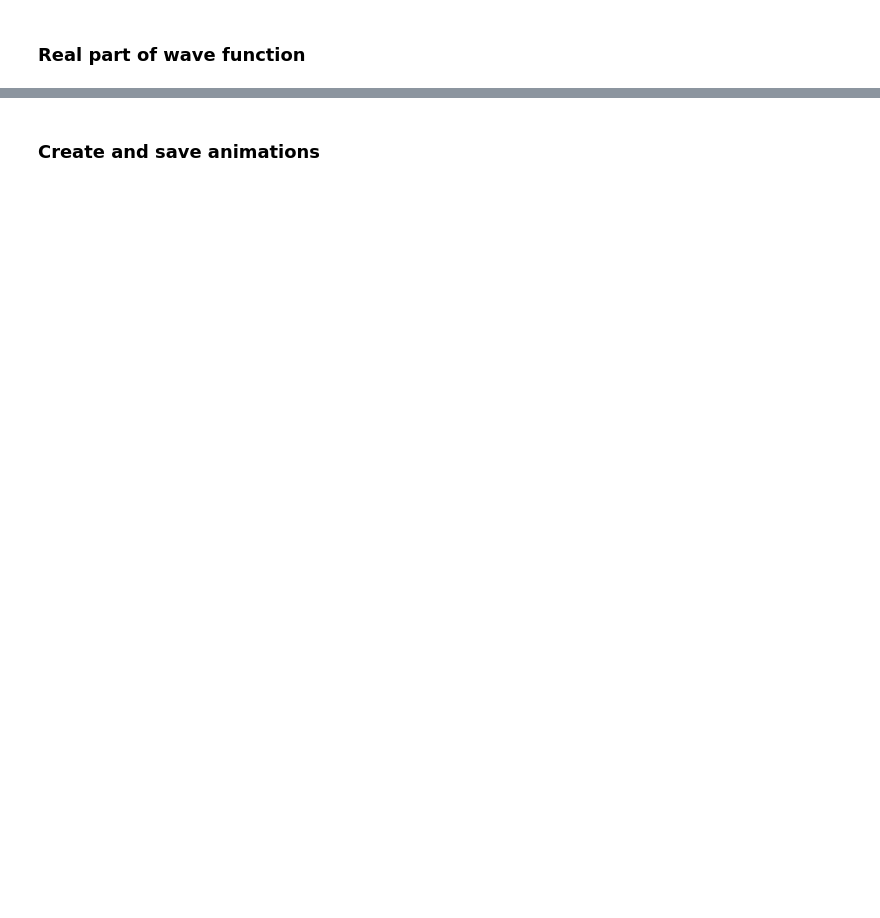
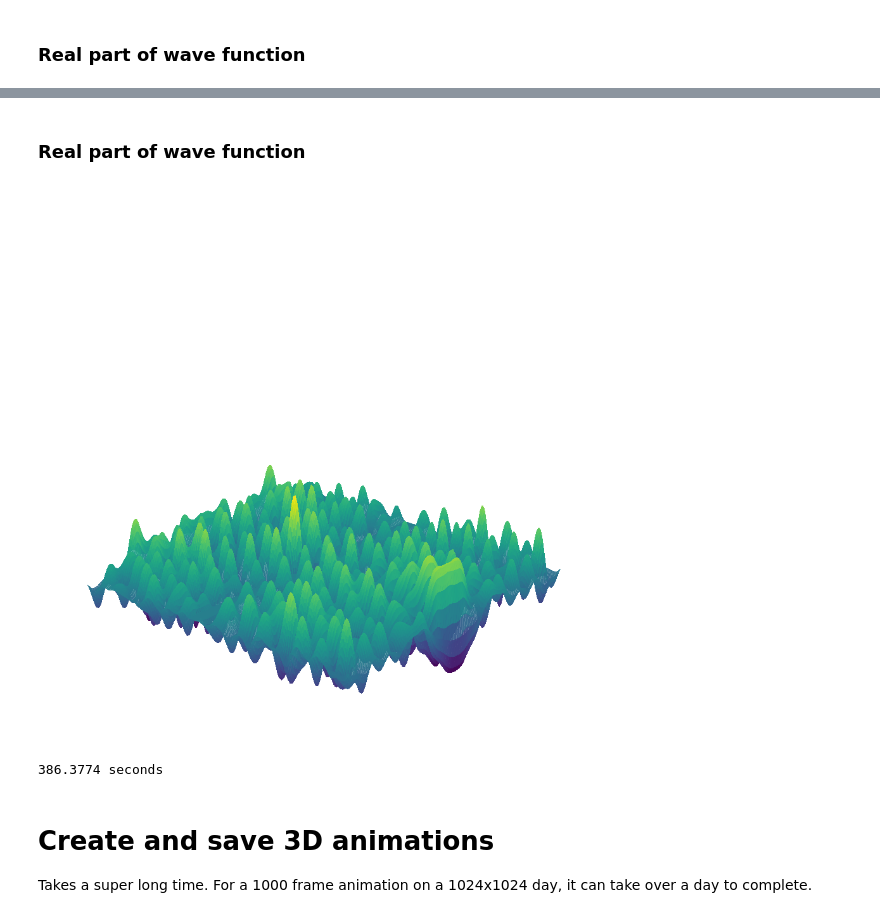
Before and after one commit to camlaedtke/Physics-Simulations, a Jupyter notebook: Schrodinger 2D.ipynb, the cells around one changed output, grey strips where cells are left out. Saved outputs shown, nothing was run; the diff lists cells and outputs as text; code cells hidden in the pictures; blank space fills up the shorter version.

```diff
--- a/Schrodinger 2D.ipynb
+++ b/Schrodinger 2D.ipynb
@@ -490,33 +501,40 @@ print("\n{:.4f} seconds".format(end-start))
-# %% [markdown]
-### Create and save animations
+# %% [markdown]
+### Real part of wave function
 # %%
 %matplotlib inline
 
 cmap = plt.cm.viridis
 psi = 30
 
 start = time()
 for i in range(N_iter):
-    if (i%10 == 0):
+    if (i%10 == 0): # Only plot every few iterations
         i_start = time()
         psi = psi = psi + 1
         fig = plt.figure(figsize=(16,16))
         ax = fig.add_subplot(111, projection='3d')
-        ax.plot_surface(X, Y, ΨR_arr[i,:,:], cmap=cmap, alpha=0.8, rstride=1, cstride=1)
-        ax.view_init(20,psi )
-        ax.set_zlim([-0.4,1.2])
+        ax.plot_surface(X, Y, ΨR_arr[i,:,:], cmap=cmap, alpha=0.8, rstride=1, cstride=1, antialiased=False)
+        ax.view_init(20,psi)
+        ax.set_zlim([0,1])
         ax.set_xlim(-5,5)
         ax.set_ylim(-5,5)
         ax.get_xaxis().set_visible(False)
         ax.get_yaxis().set_visible(False)
         plt.axis('off')
         clear_output(wait=True)
         display(plt.gcf())
         plt.close()
         i_end = time()
 
 end = time()
 print("\n{:.4f} seconds".format(end-start))
+# %% [output]
+[figure, added]
+386.3774 seconds
+# %% [markdown]
+# Create and save 3D animations
+
+Takes a super long time. For a 1000 frame animation on a 1024x1024 day, it can take over a day to complete.
 # %%
 %matplotlib inline
 
```
Also changed, not shown: parts of 15 cells of this notebook.
